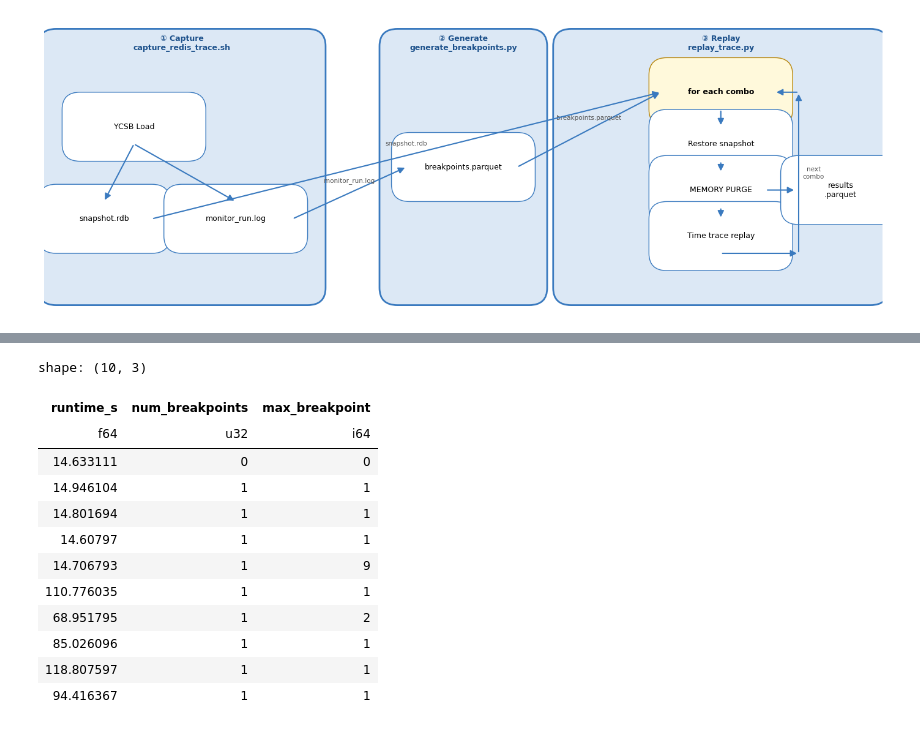
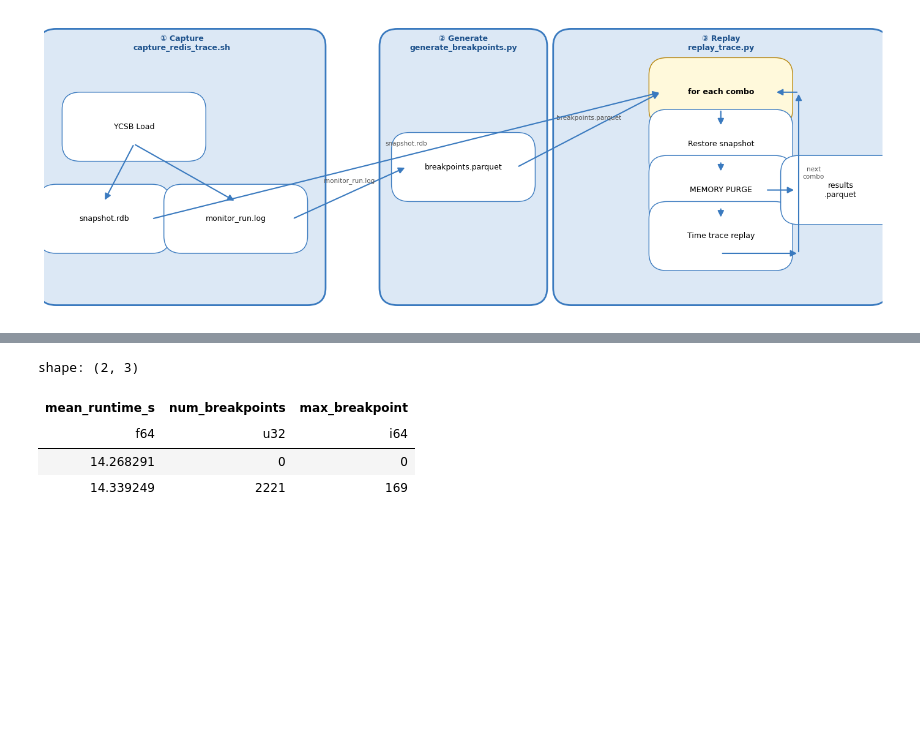
Before and after one commit to SahilSC/HugePageResearch, a Jupyter notebook: python/kernmlops/analysis/breakpoints.ipynb, the cells around one changed output, grey strips where cells are left out. Cells and saved outputs as stored; diff of their text form; code cells hidden in the pictures; blank space fills up the shorter version.

Commit message:
Add mean runtime analysis

```diff
--- a/python/kernmlops/analysis/breakpoints.ipynb
+++ b/python/kernmlops/analysis/breakpoints.ipynb
@@ -103,21 +95,13 @@ shape: (10, 2_222)
 # %%
-breakpoint_cols = cs.all() - cs.by_name("runtime_s")
+breakpoint_cols = cs.all() - cs.matches("runtime_s")
 results.select(
-    pl.col("runtime_s"),
+    pl.mean_horizontal(cs.matches("runtime_s")).alias("mean_runtime_s"),
     pl.sum_horizontal(breakpoint_cols != 0).alias("num_breakpoints"),
     pl.max_horizontal(breakpoint_cols).alias("max_breakpoint"),
 )
 # %% [output]
-shape: (10, 3)
+shape: (2, 3)
-| runtime_s | num_breakpoints | max_breakpoint |
+| mean_runtime_s | num_breakpoints | max_breakpoint |
 | f64 | u32 | i64 |
-| 14.633111 | 0 | 0 |
-| 14.946104 | 1 | 1 |
-| 14.801694 | 1 | 1 |
-| 14.60797 | 1 | 1 |
-| 14.706793 | 1 | 9 |
-| 110.776035 | 1 | 1 |
-| 68.951795 | 1 | 2 |
-| 85.026096 | 1 | 1 |
-| 118.807597 | 1 | 1 |
-| 94.416367 | 1 | 1 |
+| 14.268291 | 0 | 0 |
+| 14.339249 | 2221 | 169 |
```
Also changed, not shown: parts of 1 cell of this notebook.
